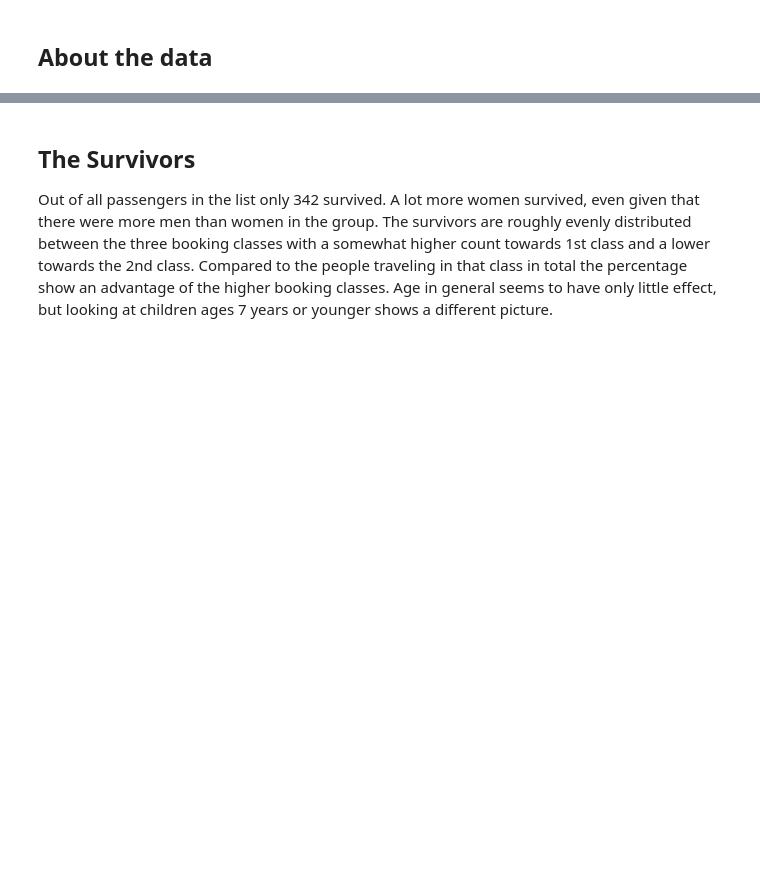
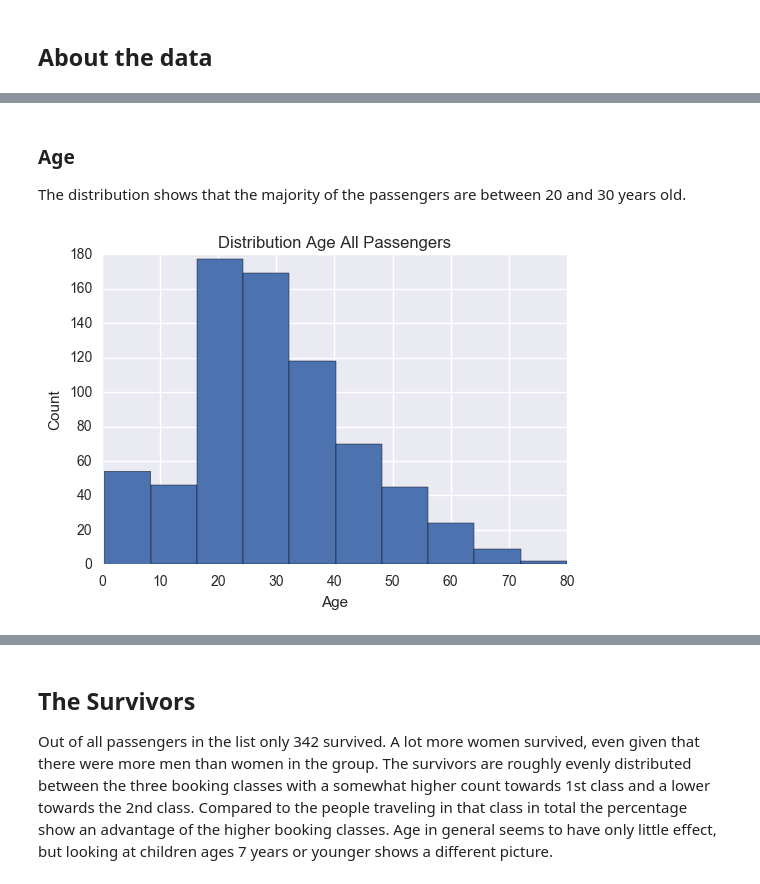
Before and after one commit to eliujulian/titanic, a Jupyter notebook: titanic.ipynb, the cells around one changed output, grey strips where cells are left out. Saved outputs shown, nothing was run; the diff lists cells and outputs as text; code cells hidden in the pictures; blank space fills up the shorter version.

```diff
--- a/titanic.ipynb
+++ b/titanic.ipynb
@@ -215,0 +49,3 @@ Count: 355 Max: 74 Mean: 25.1 Std.Dev.: 12.5
+# %%
+df = pd.read_csv('titanic-data.csv')
+df.head()
@@ -215,0 +116,9 @@ Count: 355 Max: 74 Mean: 25.1 Std.Dev.: 12.5
+# %%
+# Age
+print("Total age values:", sum(df['Age'] > 0))
+print("Missing values:", len(df) - sum(df['Age'] > 0))
+print("Estimated values:", sum(df['Age'] % 1 > 0))
+
+# The values are within a reasonable range (0.4 - 80 years)
+df_age = df.dropna(subset=['Age'])
+print("Max age:", df_age['Age'].max(), "Min age:", df_age['Age'].min())
@@ -215,0 +297,26 @@ Count: 355 Max: 74 Mean: 25.1 Std.Dev.: 12.5
+# %% [markdown]
+### Age
+
+The distribution shows that the majority of the passengers are between 20 and 30 years old.
+# %%
+%matplotlib inline
+
+def passenger_age_stats(c, label):
+    """
+    Print basic passenger stats on age for a group of passengers.
+
+    arg c: pandas.dataframe
+    arg label: string, label of the printout
+    """
+    c = c['Age']
+    print(label)
+    print("Count:", len(c), "Max Age:", int(c.max()), "Mean Age:", round(c.mean(), 1), "Std.Dev.:", round(c.std(), 1))
+    print("")
+
+plt.hist(df_age['Age'], label='Count Age All Passengers')
+plt.title('Distribution Age All Passengers')
+plt.xlabel('Age')
+plt.ylabel('Count')
+plt.show()
+# %% [output]
+[figure, added]
```
Also changed, not shown: parts of 128 cells of this notebook.
